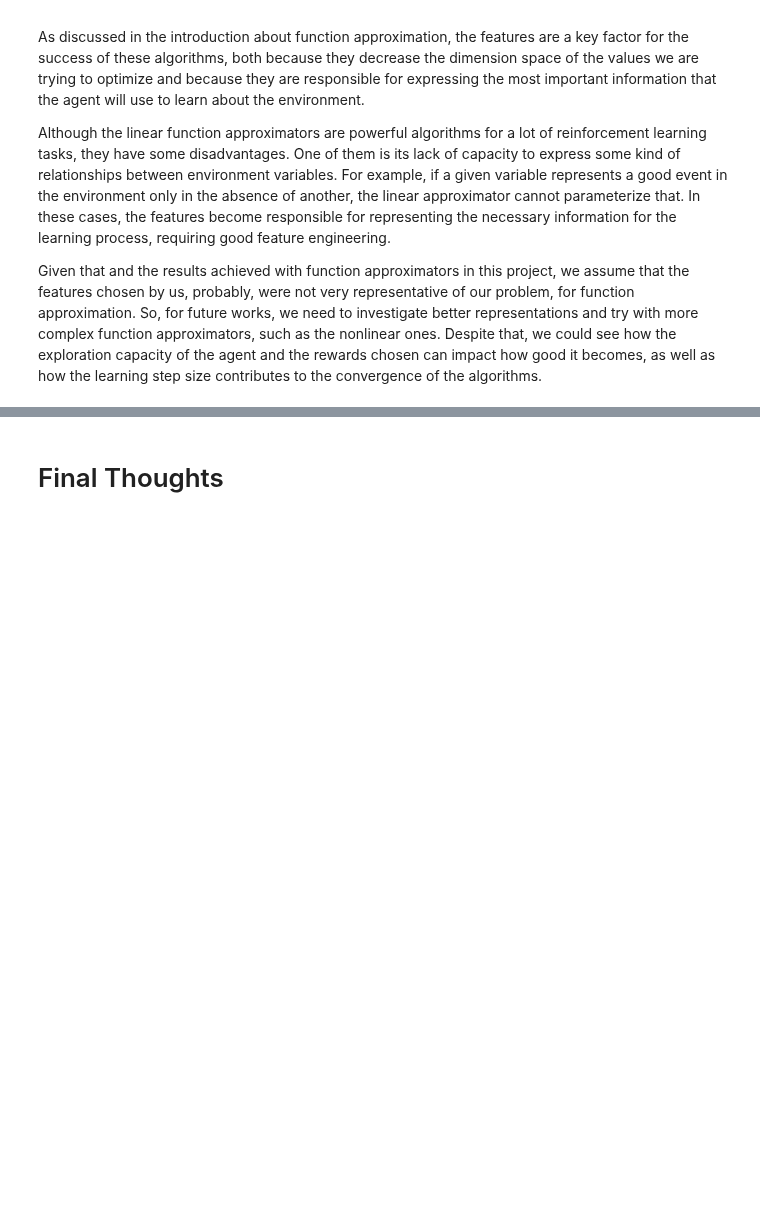
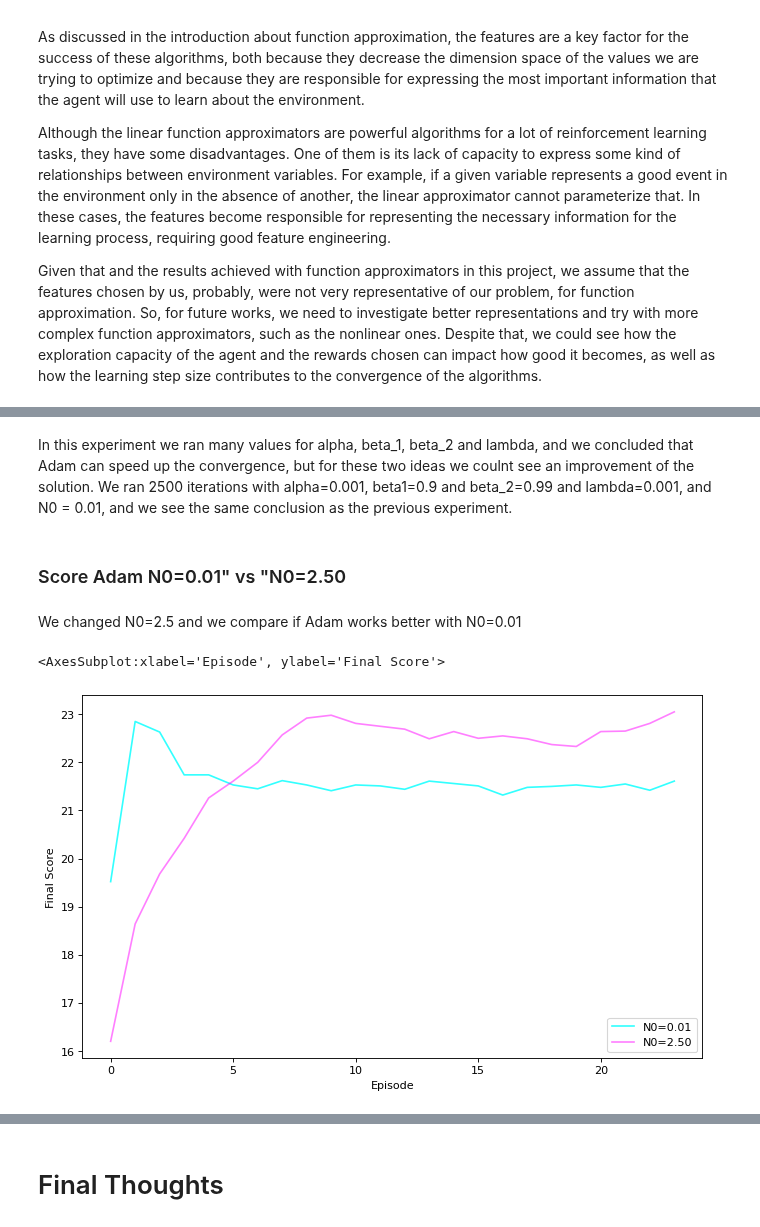
Before and after one commit to DionisiusMayr/FreewayGame, a Jupyter notebook: freeway/freeway.ipynb, the cells around one changed output, grey strips where cells are left out. Drawn from its saved outputs; the diff is of its cells as text; code cells hidden in the pictures; blank space fills up the shorter version.

```diff
--- a/freeway/freeway.ipynb
+++ b/freeway/freeway.ipynb
@@ -1286,0 +1308,24 @@ Given that and the results achieved with function approximators in this project,
+# %% [markdown]
+
+In this experiment we ran many values for alpha, beta_1, beta_2 and lambda, and we concluded that Adam can speed up the convergence, but for these two ideas we coulnt see  an improvement of the solution. We ran 2500 iterations with alpha=0.001, beta1=0.9 and beta_2=0.99 and lambda=0.001, and N0 = 0.01, and we see the same conclusion as the previous experiment.
+# %% [markdown]
+### Score Adam N0=0.01" vs "N0=2.50
+# %% [markdown]
+We changed N0=2.5 and we compare if Adam works better with N0=0.01
+# %%
+s1 = exp_adam.scores[:num_eps]
+s2 = exp_adam_n25.scores[:num_eps]
+s1_avg100 = []
+for b in range(blocks-1):
+    value = statistics.mean(s1[b*100:(b+1)*100])
+    s1_avg100.append(value)
+
+s2_avg100 = []
+for b in range(blocks-1):
+    value = statistics.mean(s2[b*100:(b+1)*100])
+    s2_avg100.append(value)
+
+aux_plots.plot_2scores(s1_avg100, s2_avg100, "N0=0.01", "N0=2.50")
+# %% [output]
+<AxesSubplot:xlabel='Episode', ylabel='Final Score'>
+[figure, added]
```
Also changed, not shown: parts of 44 cells of this notebook, 8 other files.
